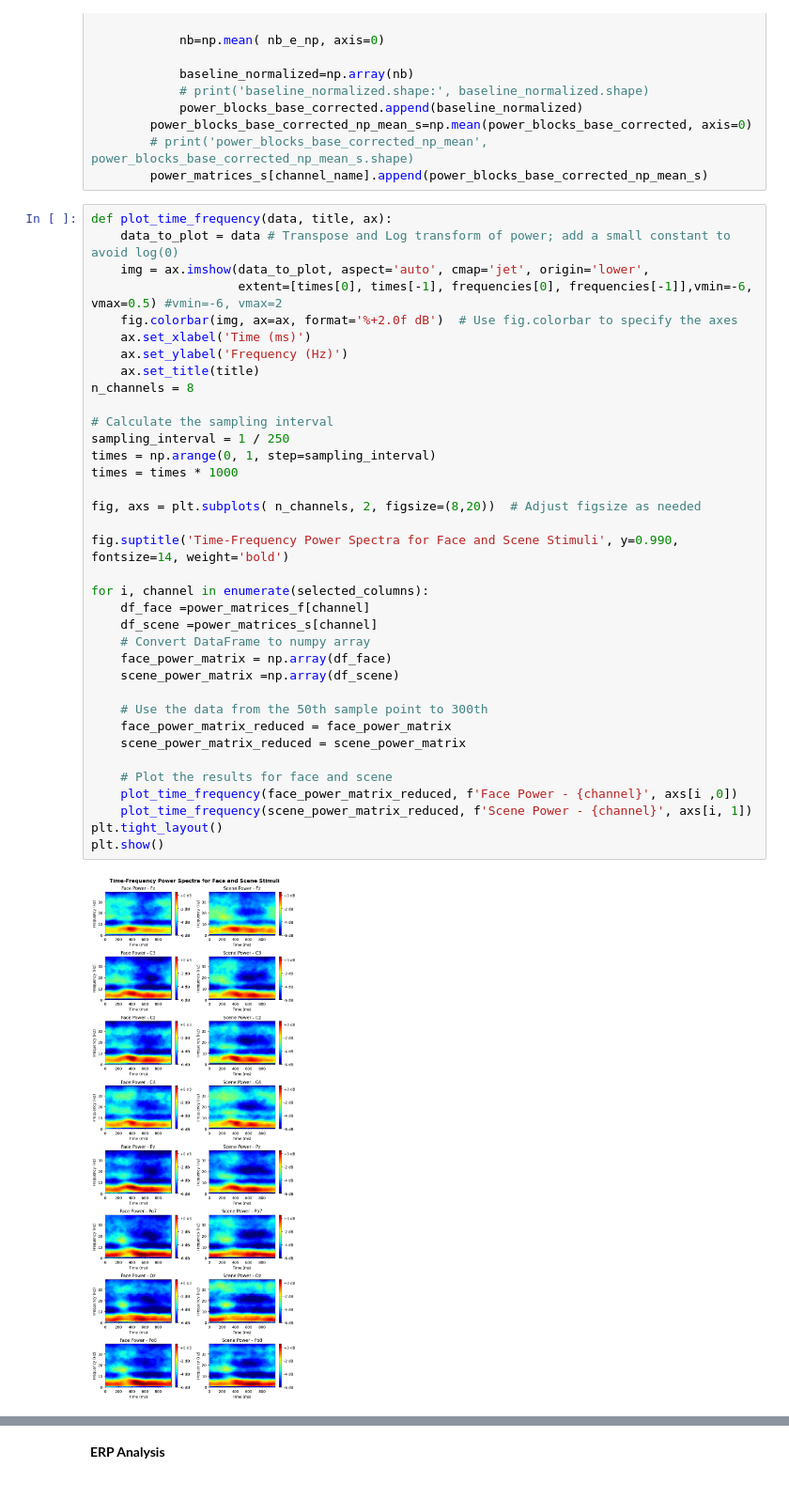
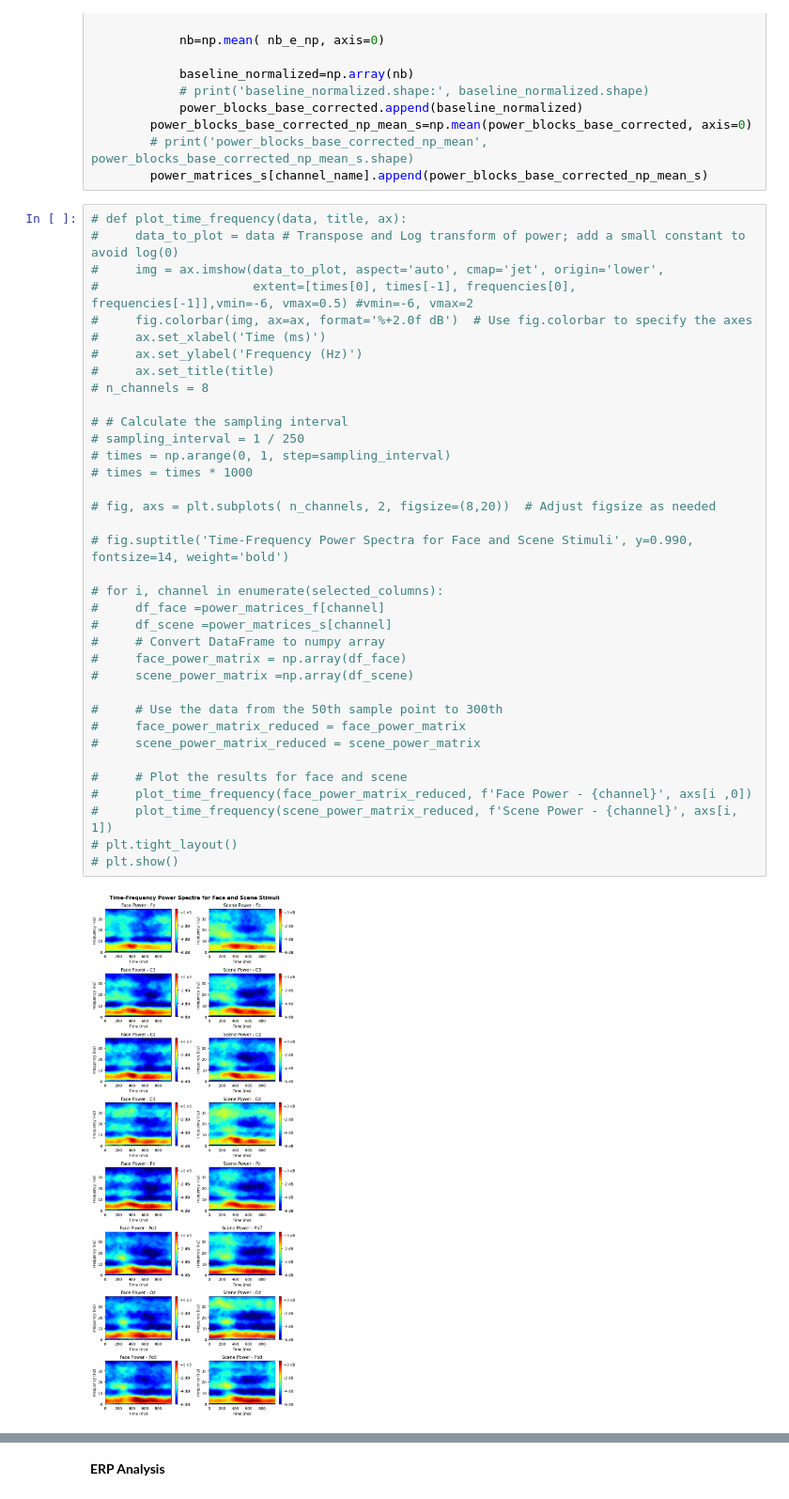
Before and after one commit to AbiriLab/Neurofeedback-Based-BCI, a Jupyter notebook: RandomForest_V4 _EMBC.ipynb, the cells around one changed output, grey strips where cells are left out. Shown at 94% size. Drawn from its saved outputs; the diff is of its cells as text.

```diff
--- a/RandomForest_V4 _EMBC.ipynb
+++ b/RandomForest_V4 _EMBC.ipynb
@@ -459,40 +459,40 @@ for channel_idx, channel_name in enumerate(selected_columns):
         # print('power_blocks_base_corrected_np_mean', power_blocks_base_corrected_np_mean_s.shape)
         power_matrices_s[channel_name].append(power_blocks_base_corrected_np_mean_s)
 # %%
-def plot_time_frequency(data, title, ax):
-    data_to_plot = data # Transpose and Log transform of power; add a small constant to avoid log(0)
-    img = ax.imshow(data_to_plot, aspect='auto', cmap='jet', origin='lower',
-                    extent=[times[0], times[-1], frequencies[0], frequencies[-1]],vmin=-6, vmax=0.5) #vmin=-6, vmax=2
-    fig.colorbar(img, ax=ax, format='%+2.0f dB')  # Use fig.colorbar to specify the axes
-    ax.set_xlabel('Time (ms)')
-    ax.set_ylabel('Frequency (Hz)')
-    ax.set_title(title)
-n_channels = 8
+# def plot_time_frequency(data, title, ax):
+#     data_to_plot = data # Transpose and Log transform of power; add a small constant to avoid log(0)
+#     img = ax.imshow(data_to_plot, aspect='auto', cmap='jet', origin='lower',
+#                     extent=[times[0], times[-1], frequencies[0], frequencies[-1]],vmin=-6, vmax=0.5) #vmin=-6, vmax=2
+#     fig.colorbar(img, ax=ax, format='%+2.0f dB')  # Use fig.colorbar to specify the axes
+#     ax.set_xlabel('Time (ms)')
+#     ax.set_ylabel('Frequency (Hz)')
+#     ax.set_title(title)
+# n_channels = 8
 
-# Calculate the sampling interval
-sampling_interval = 1 / 250
-times = np.arange(0, 1, step=sampling_interval)
-times = times * 1000
+# # Calculate the sampling interval
+# sampling_interval = 1 / 250
+# times = np.arange(0, 1, step=sampling_interval)
+# times = times * 1000
 
-fig, axs = plt.subplots( n_channels, 2, figsize=(8,20))  # Adjust figsize as needed
+# fig, axs = plt.subplots( n_channels, 2, figsize=(8,20))  # Adjust figsize as needed
 
-fig.suptitle('Time-Frequency Power Spectra for Face and Scene Stimuli', y=0.990, fontsize=14, weight='bold')
+# fig.suptitle('Time-Frequency Power Spectra for Face and Scene Stimuli', y=0.990, fontsize=14, weight='bold')
 
-for i, channel in enumerate(selected_columns):
-    df_face =power_matrices_f[channel]
-    df_scene =power_matrices_s[channel]
-    # Convert DataFrame to numpy array
-    face_power_matrix = np.array(df_face)
-    scene_power_matrix =np.array(df_scene)
+# for i, channel in enumerate(selected_columns):
+#     df_face =power_matrices_f[channel]
+#     df_scene =power_matrices_s[channel]
+#     # Convert DataFrame to numpy array
+#     face_power_matrix = np.array(df_face)
+#     scene_power_matrix =np.array(df_scene)
 
-    # Use the data from the 50th sample point to 300th
-    face_power_matrix_reduced = face_power_matrix
-    scene_power_matrix_reduced = scene_power_matrix
+#     # Use the data from the 50th sample point to 300th
+#     face_power_matrix_reduced = face_power_matrix
+#     scene_power_matrix_reduced = scene_power_matrix
 
-    # Plot the results for face and scene
-    plot_time_frequency(face_power_matrix_reduced, f'Face Power - {channel}', axs[i ,0])
-    plot_time_frequency(scene_power_matrix_reduced, f'Scene Power - {channel}', axs[i, 1])
-plt.tight_layout()
-plt.show()
+#     # Plot the results for face and scene
+#     plot_time_frequency(face_power_matrix_reduced, f'Face Power - {channel}', axs[i ,0])
+#     plot_time_frequency(scene_power_matrix_reduced, f'Scene Power - {channel}', axs[i, 1])
+# plt.tight_layout()
+# plt.show()
 # %% [output]
-[figure, old version]
+[figure, new version]
```
Also changed, not shown: parts of 15 cells of this notebook, 24 other files.
